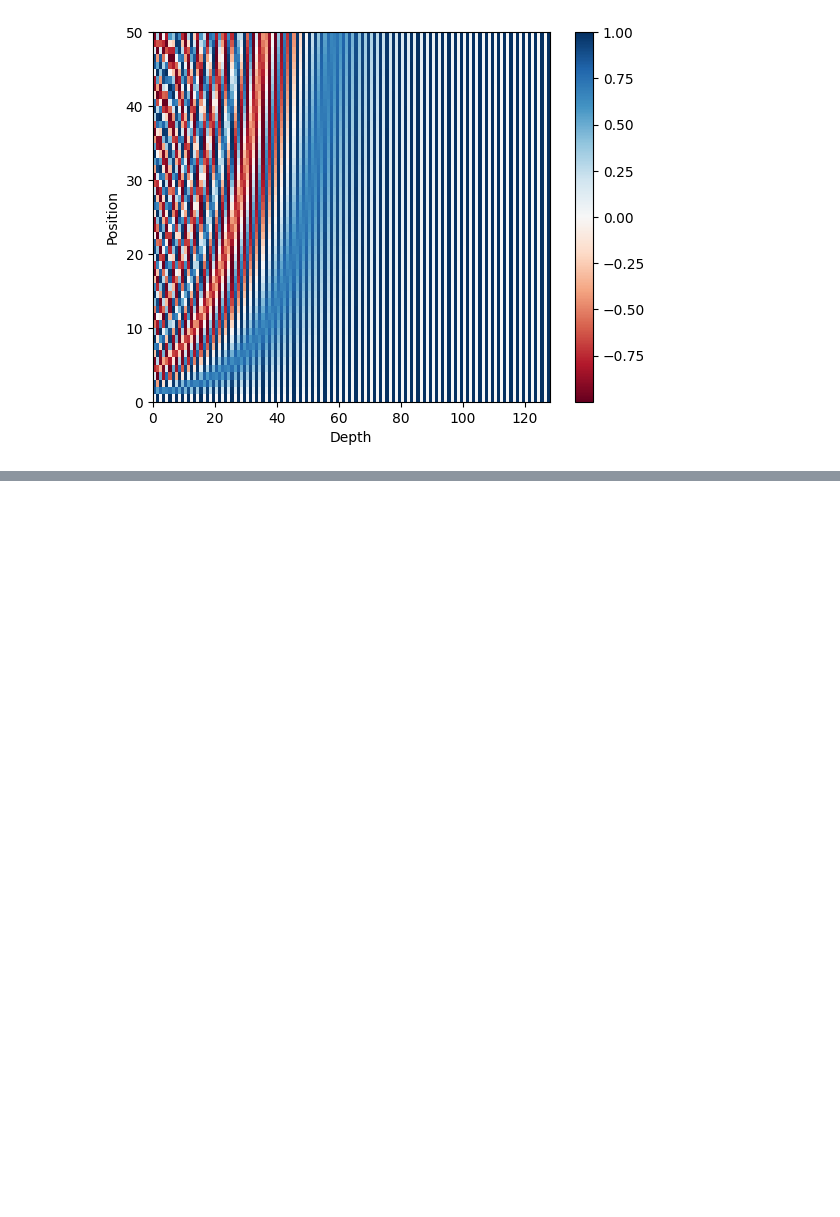
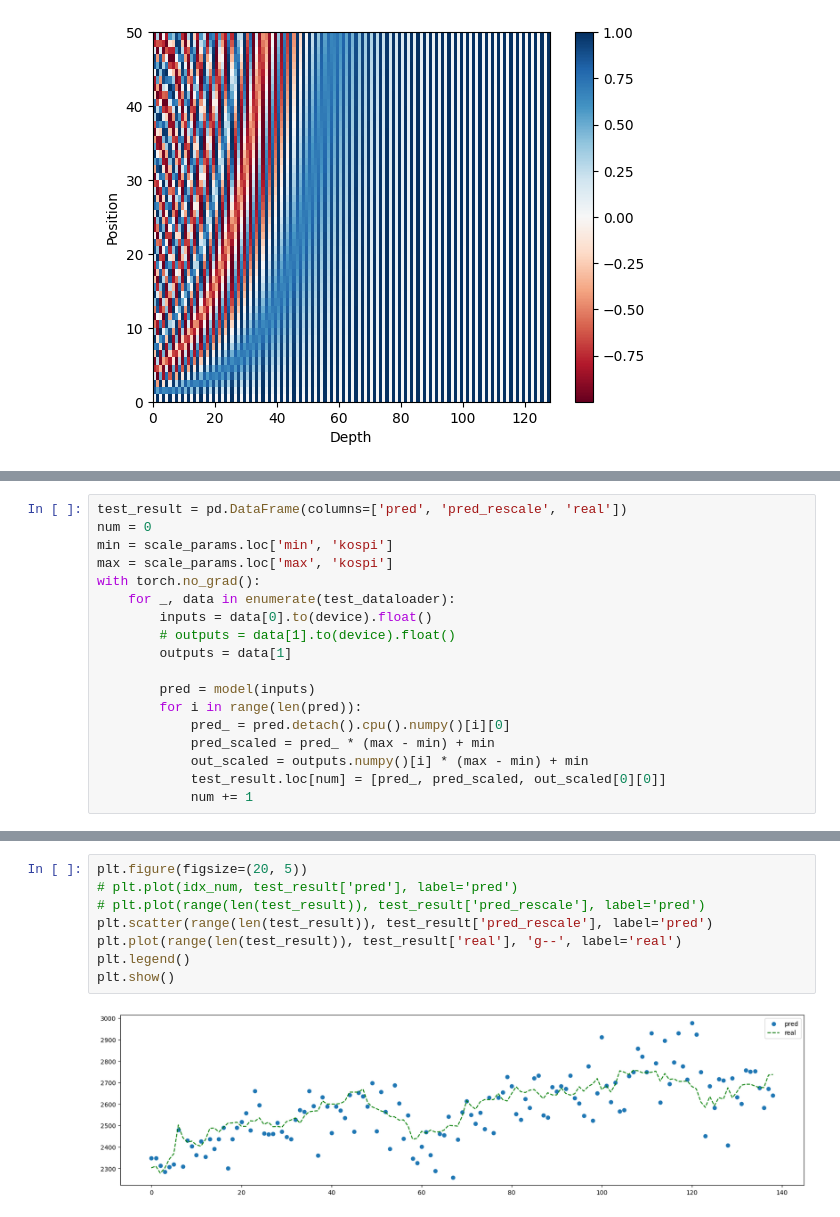
Before and after one commit to alan-kwak/CAIO6_team11, a Jupyter notebook: transformer_kospi_only_window_input.ipynb, the cells around one changed output, grey strips where cells are left out. Saved outputs shown, nothing was run; the diff lists cells and outputs as text; blank space fills up the shorter version.

```diff
--- a/transformer_kospi_only_window_input.ipynb
+++ b/transformer_kospi_only_window_input.ipynb
@@ -275,0 +600,18 @@ tensor([1., 2.], grad_fn=<MeanBackward1>)
+# %%
+test_result = pd.DataFrame(columns=['pred', 'pred_rescale', 'real'])
+num = 0
+min = scale_params.loc['min', 'kospi']
+max = scale_params.loc['max', 'kospi']
+with torch.no_grad():
+    for _, data in enumerate(test_dataloader):
+        inputs = data[0].to(device).float()
+        # outputs = data[1].to(device).float()
+        outputs = data[1]
+
+        pred = model(inputs)
+        for i in range(len(pred)):
+            pred_ = pred.detach().cpu().numpy()[i][0]
+            pred_scaled = pred_ * (max - min) + min
+            out_scaled = outputs.numpy()[i] * (max - min) + min
+            test_result.loc[num] = [pred_, pred_scaled, out_scaled[0][0]]
+            num += 1
@@ -275,0 +634,10 @@ tensor([1., 2.], grad_fn=<MeanBackward1>)
+# %%
+plt.figure(figsize=(20, 5))
+# plt.plot(idx_num, test_result['pred'], label='pred')
+# plt.plot(range(len(test_result)), test_result['pred_rescale'], label='pred')
+plt.scatter(range(len(test_result)), test_result['pred_rescale'], label='pred')
+plt.plot(range(len(test_result)), test_result['real'], 'g--', label='real')
+plt.legend()
+plt.show()
+# %% [output]
+[figure, added]
```
Also changed, not shown: parts of 49 cells of this notebook, 1 other file.
